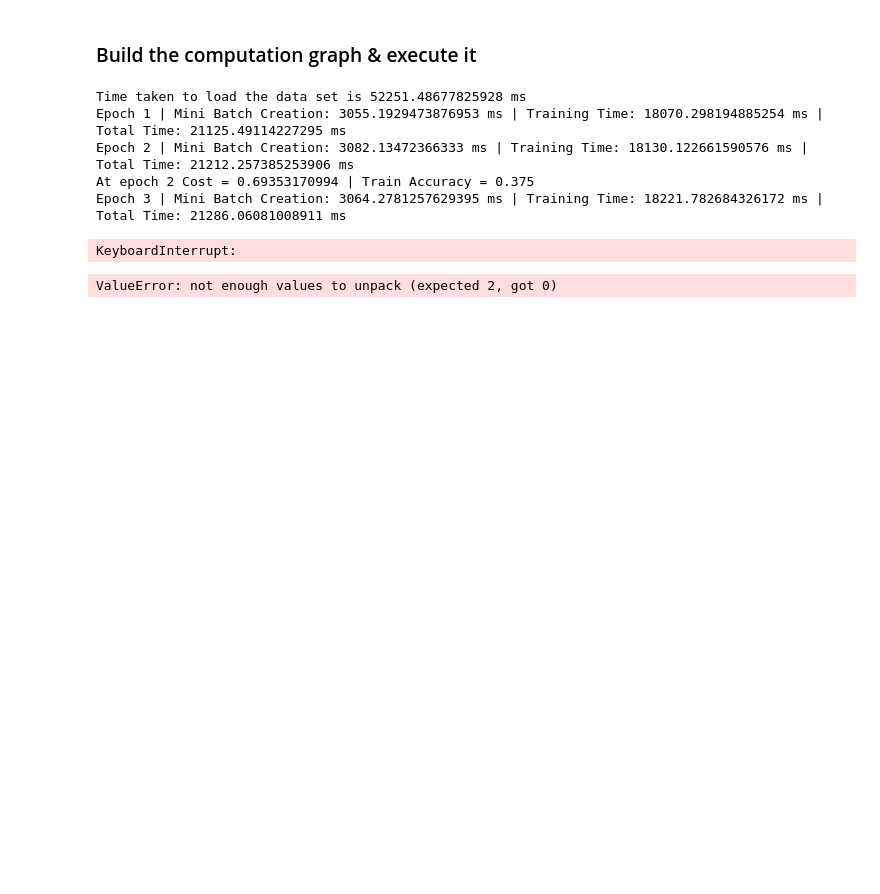
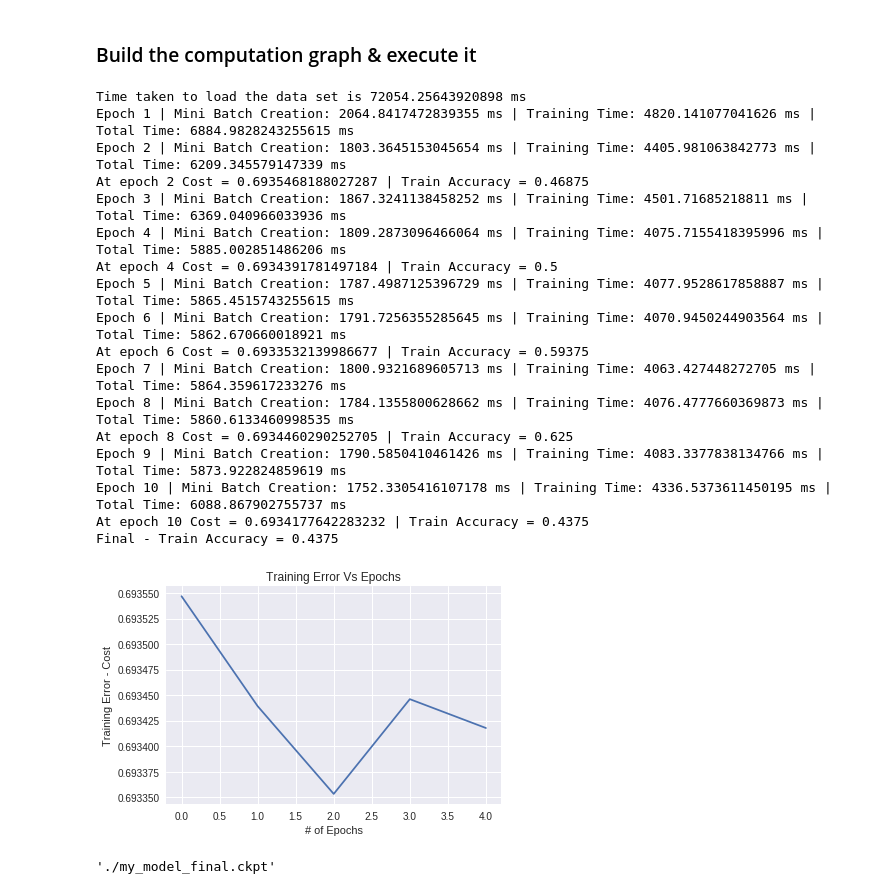
Before and after one commit to selvam85/Cat-Dog-Classifier, a Jupyter notebook: DNN_using_plain_TF_Cat_vs_Dog_classifier_Kaggle_dataset/DNN using plain TF - Cat vs Dog classifier_Colab file_v2.0.ipynb, the cells around one changed output. Cells and saved outputs as stored; diff of their text form; code cells hidden in the pictures; blank space fills up the shorter version.

```diff
--- a/DNN_using_plain_TF_Cat_vs_Dog_classifier_Kaggle_dataset/DNN using plain TF - Cat vs Dog classifier_Colab file_v2.0.ipynb
+++ b/DNN_using_plain_TF_Cat_vs_Dog_classifier_Kaggle_dataset/DNN using plain TF - Cat vs Dog classifier_Colab file_v2.0.ipynb
@@ -22,7 +30,7 @@ def load_dataset():
 
     X_full_dataset = []
     Y_full_dataset = []
-    filename_prefix = 'datasets/dog_vs_cat_normalized_dataset_kaggle_128px_'
+    filename_prefix = 'drive/DeepLearning/Datasets/Kaggle_Cat_Vs_Dog_normalized/dog_vs_cat_normalized_dataset_kaggle_128px_'
 
     for i in range(1, 26):
 
@@ -284,28 +292,30 @@ def train_model(n_neurons, n_inputs, learning_rate = 0.01, mini_batch_size = 32,
 # %%
 n_neurons = {'hidden_layer_1': 50,
              'hidden_layer_2': 50,
              'hidden_layer_3': 50,
              'hidden_layer_4': 50,
              'hidden_layer_5': 30,
              'output_layer': 1}
 n_input_features = 49152
-train_model(n_neurons, n_input_features, learning_rate = 0.01, n_epochs = 20, mini_batch_size = 32,
+train_model(n_neurons, n_input_features, learning_rate = 0.01, n_epochs = 10, mini_batch_size = 32,
             print_cost = True)
 # %% [output]
-Time taken to load the data set is 52251.48677825928 ms
-Epoch 1 | Mini Batch Creation: 3055.1929473876953 ms | Training Time: 18070.298194885254 ms | Total Time: 21125.49114227295 ms
-Epoch 2 | Mini Batch Creation: 3082.13472366333 ms | Training Time: 18130.122661590576 ms | Total Time: 21212.257385253906 ms
-At epoch 2 Cost = 0.69353170994 | Train Accuracy = 0.375
-Epoch 3 | Mini Batch Creation: 3064.2781257629395 ms | Training Time: 18221.782684326172 ms | Total Time: 21286.06081008911 ms
+Time taken to load the data set is 72054.25643920898 ms
+Epoch 1 | Mini Batch Creation: 2064.8417472839355 ms | Training Time: 4820.141077041626 ms | Total Time: 6884.9828243255615 ms
+Epoch 2 | Mini Batch Creation: 1803.3645153045654 ms | Training Time: 4405.981063842773 ms | Total Time: 6209.345579147339 ms
+At epoch 2 Cost = 0.6935468188027287 | Train Accuracy = 0.46875
+Epoch 3 | Mini Batch Creation: 1867.3241138458252 ms | Training Time: 4501.71685218811 ms | Total Time: 6369.040966033936 ms
+Epoch 4 | Mini Batch Creation: 1809.2873096466064 ms | Training Time: 4075.7155418395996 ms | Total Time: 5885.002851486206 ms
+At epoch 4 Cost = 0.6934391781497184 | Train Accuracy = 0.5
+Epoch 5 | Mini Batch Creation: 1787.4987125396729 ms | Training Time: 4077.9528617858887 ms | Total Time: 5865.4515743255615 ms
+Epoch 6 | Mini Batch Creation: 1791.7256355285645 ms | Training Time: 4070.9450244903564 ms | Total Time: 5862.670660018921 ms
+At epoch 6 Cost = 0.6933532139986677 | Train Accuracy = 0.59375
+Epoch 7 | Mini Batch Creation: 1800.9321689605713 ms | Training Time: 4063.427448272705 ms | Total Time: 5864.359617233276 ms
+Epoch 8 | Mini Batch Creation: 1784.1355800628662 ms | Training Time: 4076.4777660369873 ms | Total Time: 5860.6133460998535 ms
+At epoch 8 Cost = 0.6934460290252705 | Train Accuracy = 0.625
+Epoch 9 | Mini Batch Creation: 1790.5850410461426 ms | Training Time: 4083.3377838134766 ms | Total Time: 5873.922824859619 ms
+Epoch 10 | Mini Batch Creation: 1752.3305416107178 ms | Training Time: 4336.5373611450195 ms | Total Time: 6088.867902755737 ms
+At epoch 10 Cost = 0.6934177642283232 | Train Accuracy = 0.4375
+Final - Train Accuracy = 0.4375
+[figure, added]
-KeyboardInterrupt:
+'./my_model_final.ckpt'
-# %%
-m, n = []
-#n = []
-m.append(0)
-m.append(1)
-n.append(2)
-n.append(3)
-print('m length =', len(m), 'm =', m[1])
-print('n =', n[1])
-# %% [output]
-ValueError: not enough values to unpack (expected 2, got 0)
```
Also changed, not shown: parts of 2 cells of this notebook.
